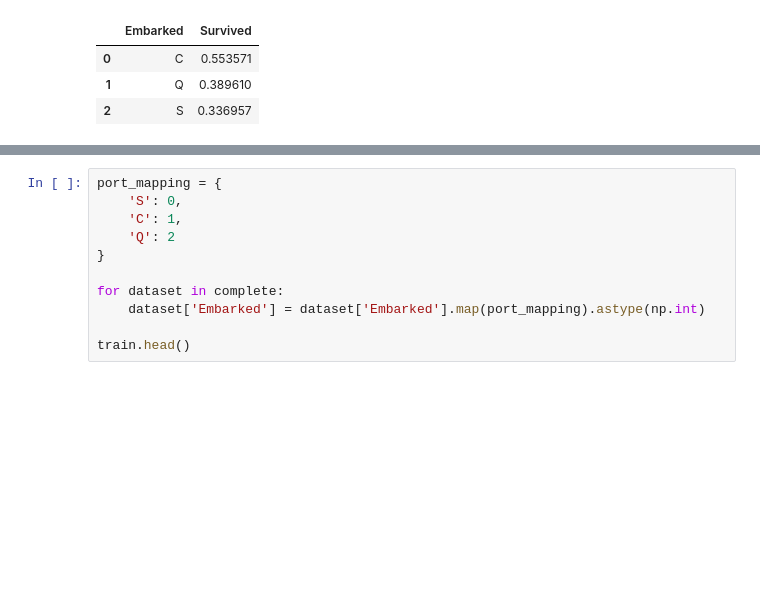
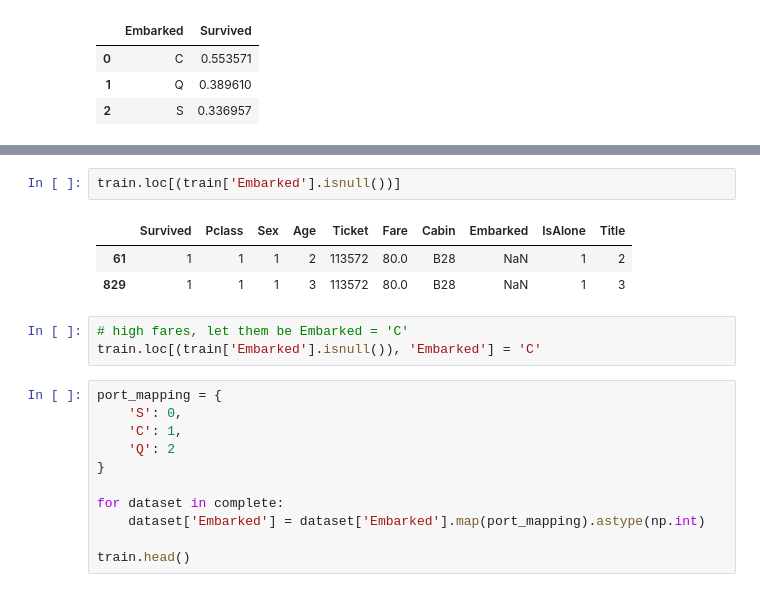
Before and after one commit to r96941046/Titanic, a Jupyter notebook: Titanic Survival.ipynb, the cells around one changed output, grey strips where cells are left out. Drawn from its saved outputs; the diff is of its cells as text; blank space fills up the shorter version.

```diff
--- a/Titanic Survival.ipynb
+++ b/Titanic Survival.ipynb
@@ -519,3 +516,12 @@ for dataset in complete:
+# %%
+train.loc[(train['Embarked'].isnull())]
+# %% [output]
+|  | Survived | Pclass | Sex | Age | Ticket | Fare | Cabin | Embarked | IsAlone | Title |
+| 61 | 1 | 1 | 1 | 2 | 113572 | 80.0 | B28 | NaN | 1 | 2 |
+| 829 | 1 | 1 | 1 | 3 | 113572 | 80.0 | B28 | NaN | 1 | 3 |
+# %%
+# high fares, let them be Embarked = 'C'
+train.loc[(train['Embarked'].isnull()), 'Embarked'] = 'C'
 # %%
 port_mapping = {
     'S': 0,
```
Also changed, not shown: parts of 21 cells of this notebook, 4 other files.
